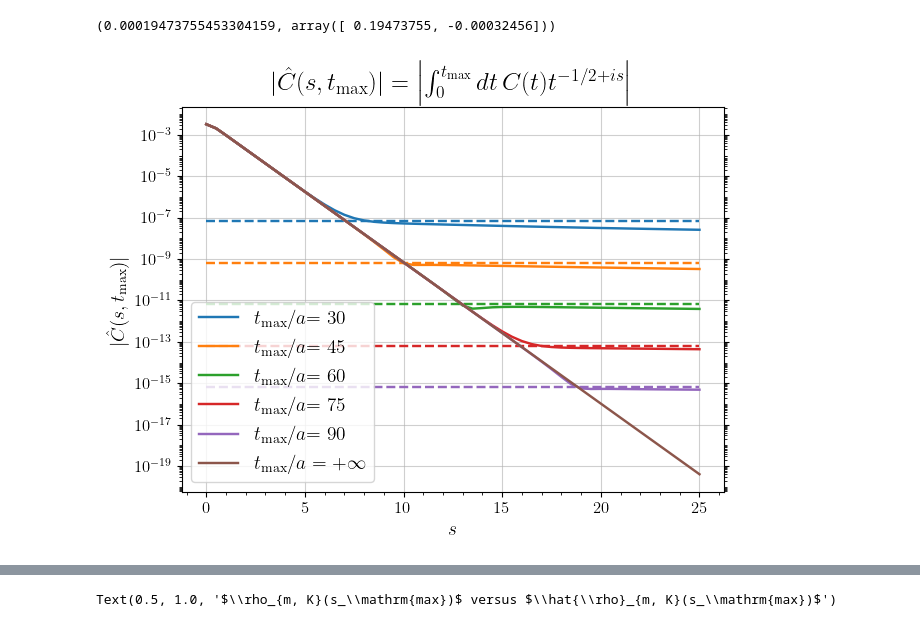
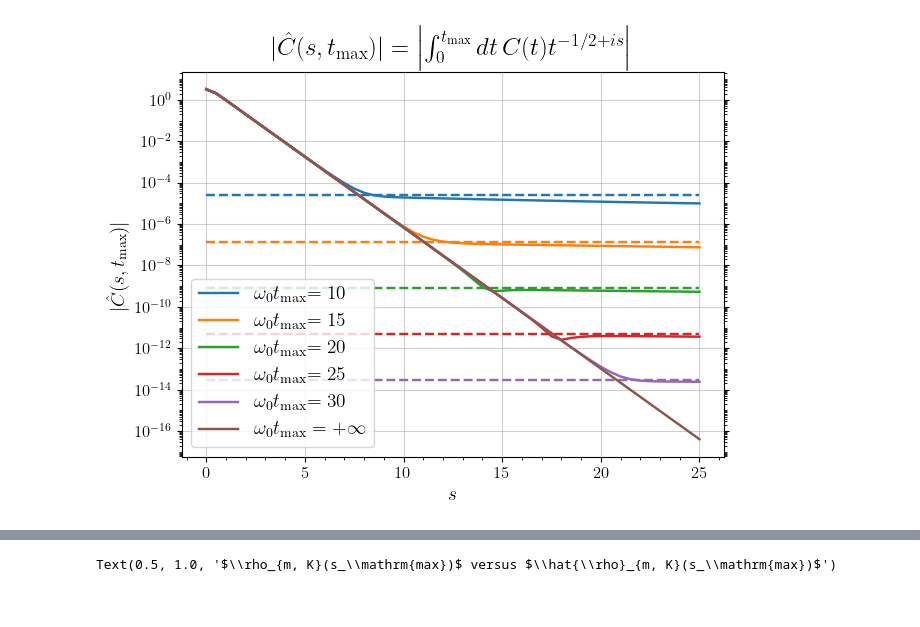
Before and after one commit to DiegoToniolo/Analysis_spectral_densities, a Jupyter notebook: plots_single_exp.ipynb, the cells around one changed output, grey strips where cells are left out. Saved outputs shown, nothing was run; the diff lists cells and outputs as text; code cells hidden in the pictures.

```diff
--- a/plots_single_exp.ipynb
+++ b/plots_single_exp.ipynb
@@ -183,35 +184,31 @@ def bound_smax(w, s_max, n, par, cov, smearing = "Tikhonov", sigma = 1e-6, t_max
         mell += b
         #J_mell += J_b
     return (not print_J)*(c * mell.real, c * np.sqrt(J_mell.real.T @ cov @ J_mell.real)) + (print_J)*(c*mell.real, c*J_mell.real)
-# %%
-bound_smax(0.5, 18, 0, [0.001, 0.3], np.diag([0, 0]), "Breit-Wigner", 270*0.065/197.3, +np.inf, True)
-# %% [output]
-(0.00019473755453304159, array([ 0.19473755, -0.00032456]))
 # %%
-par = np.array([0.001, 0.3])
-t_max = [30, 45, 60, 75, 90, +np.inf]
+par = np.array([1, 0.3])
+t_max = np.array([10, 15, 20, 25, 30, +np.inf])/par[1]
 s = np.linspace(0.0001, 25, 51)
 
 for ti in range(len(t_max)):
     y, J = mellin_C2(s, par, 0, t_max[ti])
     mod, _ = modulus(y, J, print_J=True)
     if t_max[ti] == +np.inf:
-        line, = plt.plot(s, np.sqrt(2*np.pi)*mod, label = r"$t_\mathrm{max}/a = +\infty$")
+        line, = plt.plot(s, np.sqrt(2*np.pi)*mod, label = r"$\omega_0 t_\mathrm{max} = +\infty$")
     else:
-        line, = plt.plot(s, np.sqrt(2*np.pi)*mod, label = r"$t_\mathrm{max}/a$"+r"$={}$".format(t_max[ti]))
+        line, = plt.plot(s, np.sqrt(2*np.pi)*mod, label = r"$\omega_0 t_\mathrm{max}$"+r"$={:.0f}$".format(t_max[ti]*par[1]))
     b, _= bound_mellin(t_max[ti], par, 0, 0, print_J=True)
     plt.plot(s, np.sqrt(2*np.pi)*np.full(len(s), b), linestyle='--', color=line.get_color())
 plt.legend()
 plt.xlabel(r"$s$")
 plt.ylabel(r"$|\hat{C}(s, t_\mathrm{max})|$")
 plt.title(r"$|\hat{C}(s, t_\mathrm{max})|=\left\vert\int_0^{t_\mathrm{max}}dt\,C(t)t^{-1/2+is}\right\vert$")
 ax = plt.gca()
 plt.semilogy()
 ax = plt.gca()
 ax.xaxis.set_major_locator(MultipleLocator(5))
 ax.xaxis.set_minor_locator(MultipleLocator(1))
 ax.yaxis.set_major_locator(LogLocator(10, numticks=15))
 ax.yaxis.set_minor_locator(LogLocator(base=10.0,subs=np.arange(10, 100, 10)*0.1,numticks=20))
 ax.yaxis.set_minor_formatter(NullFormatter())
 # %% [output]
-[figure, old version]
+[figure, new version]
```
Also changed, not shown: parts of 7 cells of this notebook.
